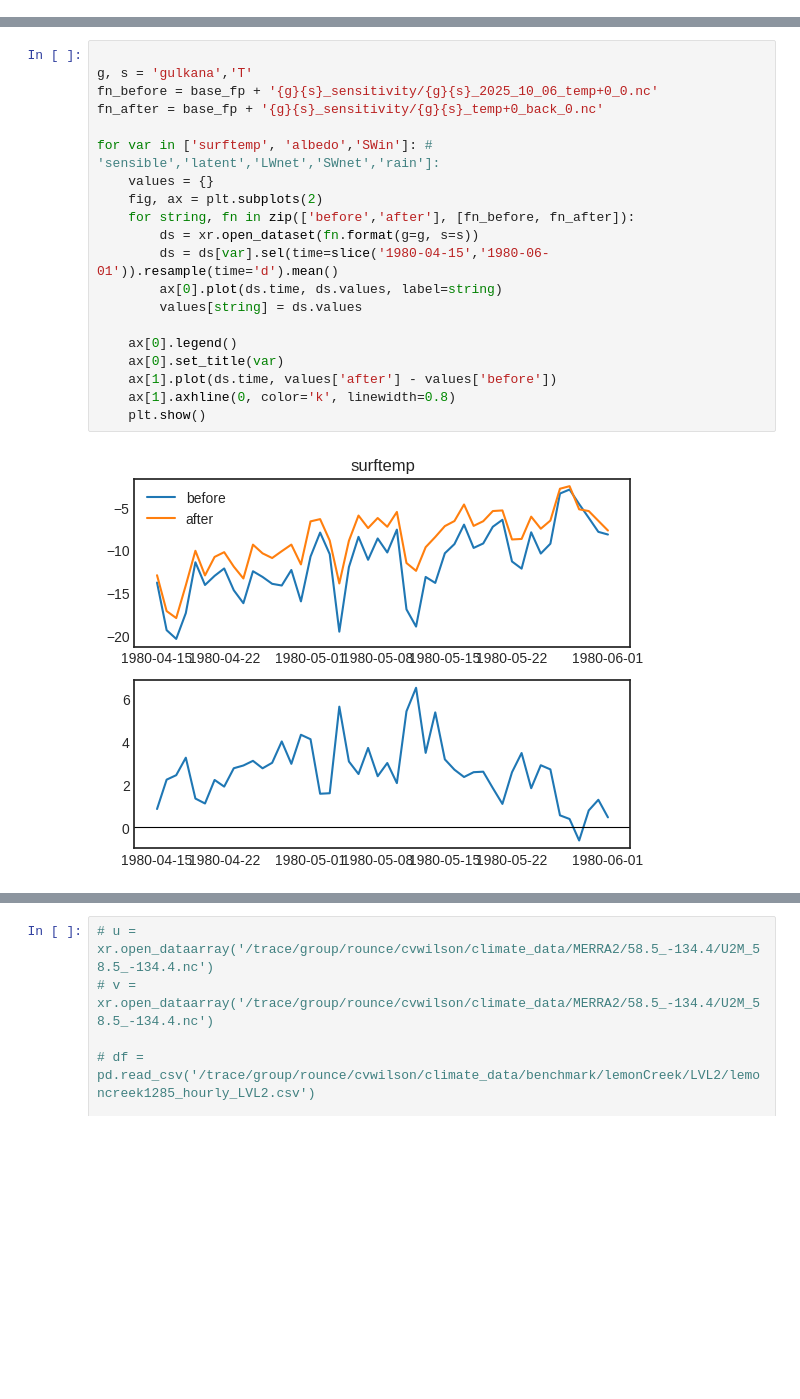
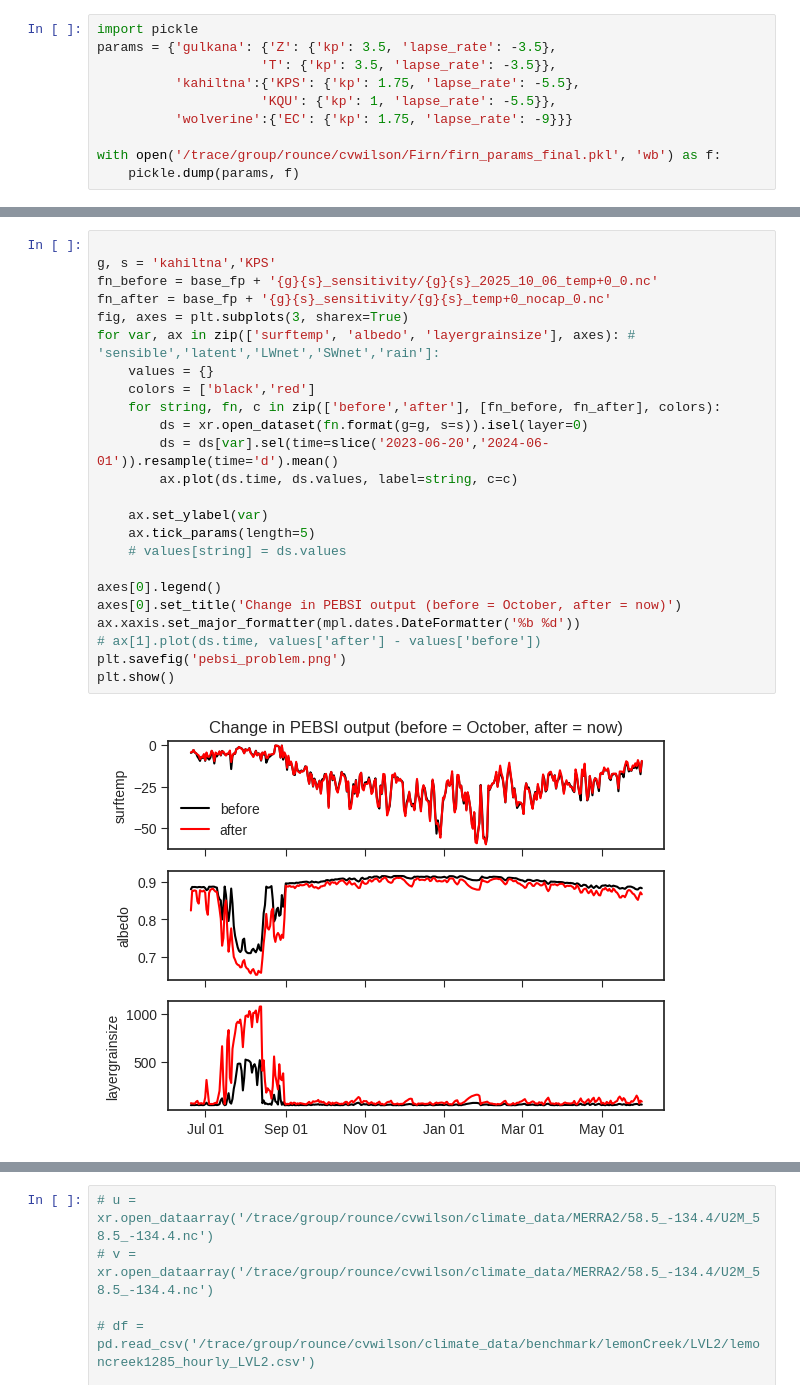
Before and after one commit to clairevwilson/PEBSI, a Jupyter notebook: project/explore.ipynb, the cells around one changed output, grey strips where cells are left out. Drawn from its saved outputs; the diff is of its cells as text; blank space fills up the shorter version.

```diff
--- a/project/explore.ipynb
+++ b/project/explore.ipynb
@@ -84,0 +53,10 @@ plt.show()
+# %%
+import pickle
+params = {'gulkana': {'Z': {'kp': 3.5, 'lapse_rate': -3.5},
+                     'T': {'kp': 3.5, 'lapse_rate': -3.5}},
+          'kahiltna':{'KPS': {'kp': 1.75, 'lapse_rate': -5.5},
+                     'KQU': {'kp': 1, 'lapse_rate': -5.5}},
+          'wolverine':{'EC': {'kp': 1.75, 'lapse_rate': -9}}}
+
+with open('/trace/group/rounce/cvwilson/Firn/firn_params_final.pkl', 'wb') as f:
+    pickle.dump(params, f)
@@ -85,22 +117,26 @@ plt.show()
 # %%
 
-g, s = 'gulkana','T'
+g, s = 'kahiltna','KPS'
 fn_before = base_fp + '{g}{s}_sensitivity/{g}{s}_2025_10_06_temp+0_0.nc'
-fn_after = base_fp + '{g}{s}_sensitivity/{g}{s}_temp+0_back_0.nc'
+fn_after = base_fp + '{g}{s}_sensitivity/{g}{s}_temp+0_nocap_0.nc'
+fig, axes = plt.subplots(3, sharex=True)
+for var, ax in zip(['surftemp', 'albedo', 'layergrainsize'], axes): # 'sensible','latent','LWnet','SWnet','rain']:
+    values = {}
+    colors = ['black','red']
+    for string, fn, c in zip(['before','after'], [fn_before, fn_after], colors):
+        ds = xr.open_dataset(fn.format(g=g, s=s)).isel(layer=0)
+        ds = ds[var].sel(time=slice('2023-06-20','2024-06-01')).resample(time='d').mean()
+        ax.plot(ds.time, ds.values, label=string, c=c)
 
-for var in ['surftemp', 'albedo','SWin']: # 'sensible','latent','LWnet','SWnet','rain']:
-    values = {}
-    fig, ax = plt.subplots(2)
-    for string, fn in zip(['before','after'], [fn_before, fn_after]):
-        ds = xr.open_dataset(fn.format(g=g, s=s))
-        ds = ds[var].sel(time=slice('1980-04-15','1980-06-01')).resample(time='d').mean()
-        ax[0].plot(ds.time, ds.values, label=string)
-        values[string] = ds.values
+    ax.set_ylabel(var)
+    ax.tick_params(length=5)
+    # values[string] = ds.values
 
-    ax[0].legend()
-    ax[0].set_title(var)
-    ax[1].plot(ds.time, values['after'] - values['before'])
-    ax[1].axhline(0, color='k', linewidth=0.8)
-    plt.show()
+axes[0].legend()
+axes[0].set_title('Change in PEBSI output (before = October, after = now)')
+ax.xaxis.set_major_formatter(mpl.dates.DateFormatter('%b %d'))
+# ax[1].plot(ds.time, values['after'] - values['before'])
+plt.savefig('pebsi_problem.png')
+plt.show()
 # %% [output]
-[figure, old version]
+[figure, new version]
```
Also changed, not shown: parts of 8 cells of this notebook, 7 other files.
